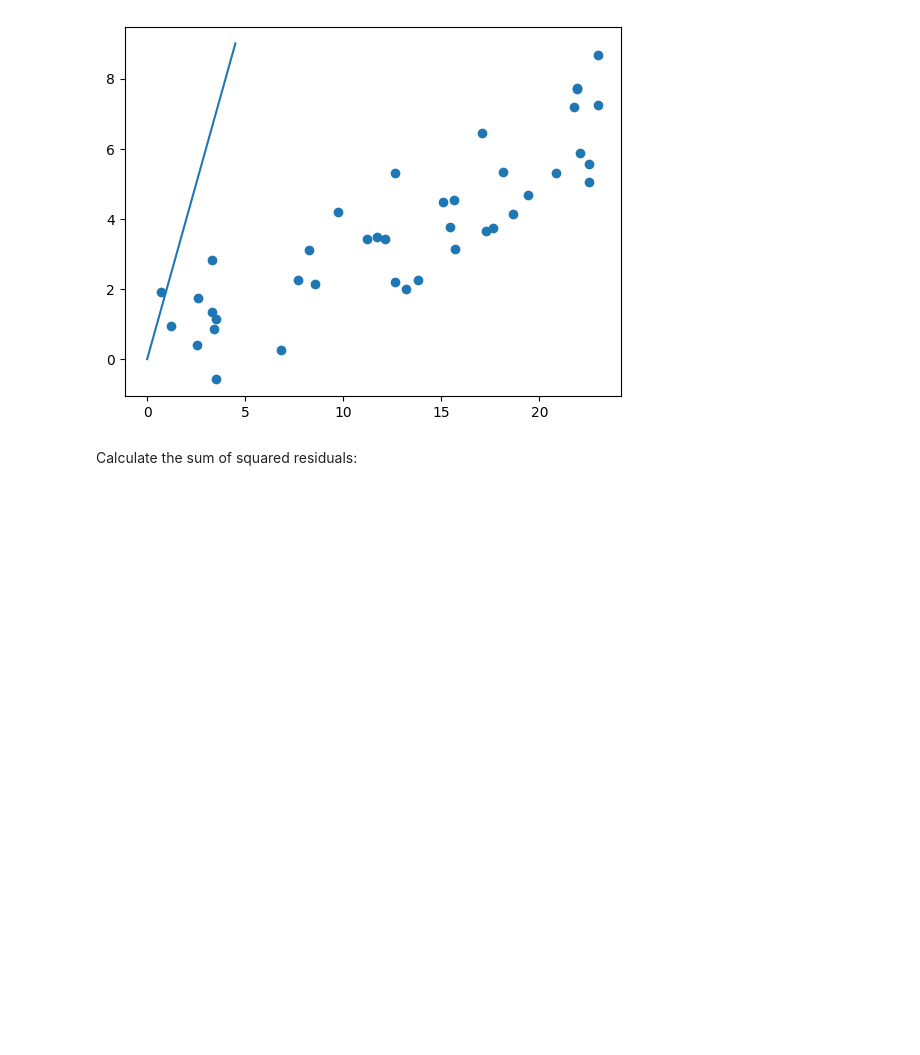
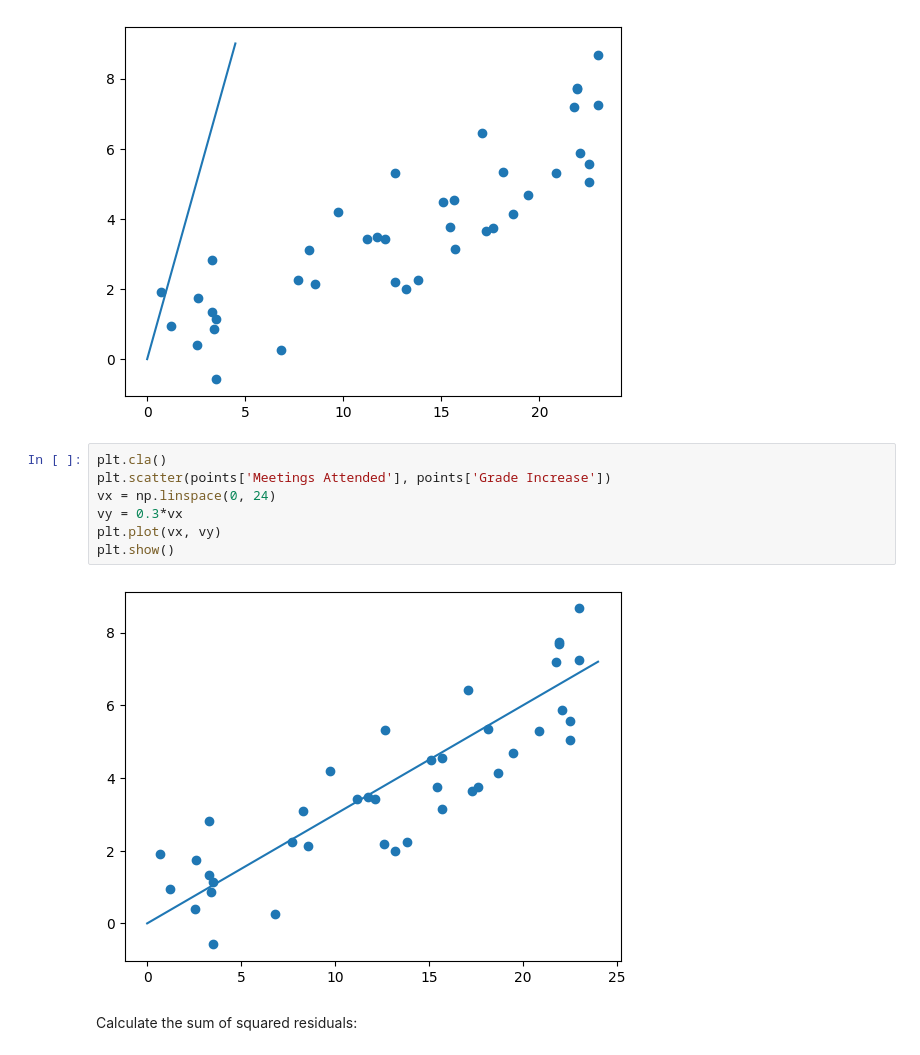
Before and after one commit to JadonLee8/LinRegLessonResources, a Jupyter notebook: GraphLineOnPoints.ipynb, the cells around one changed output. Saved outputs shown, nothing was run; the diff lists cells and outputs as text; blank space fills up the shorter version.

```diff
--- a/GraphLineOnPoints.ipynb
+++ b/GraphLineOnPoints.ipynb
@@ -12,6 +12,15 @@ plt.plot(X, Y)
 plt.show()
 # %% [output]
 [figure]
+# %%
+plt.cla()
+plt.scatter(points['Meetings Attended'], points['Grade Increase'])
+vx = np.linspace(0, 24)
+vy = 0.3*vx
+plt.plot(vx, vy)
+plt.show()
+# %% [output]
+[figure, added]
 # %% [markdown]
 Calculate the sum of squared residuals:
 # %%
```
Also changed, not shown: 1 other file.
